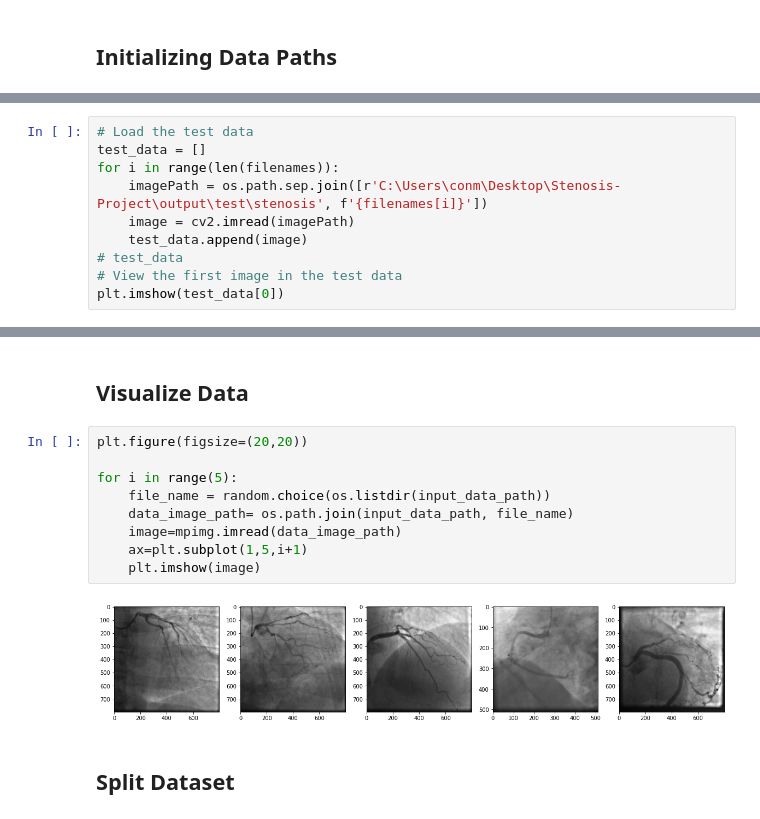
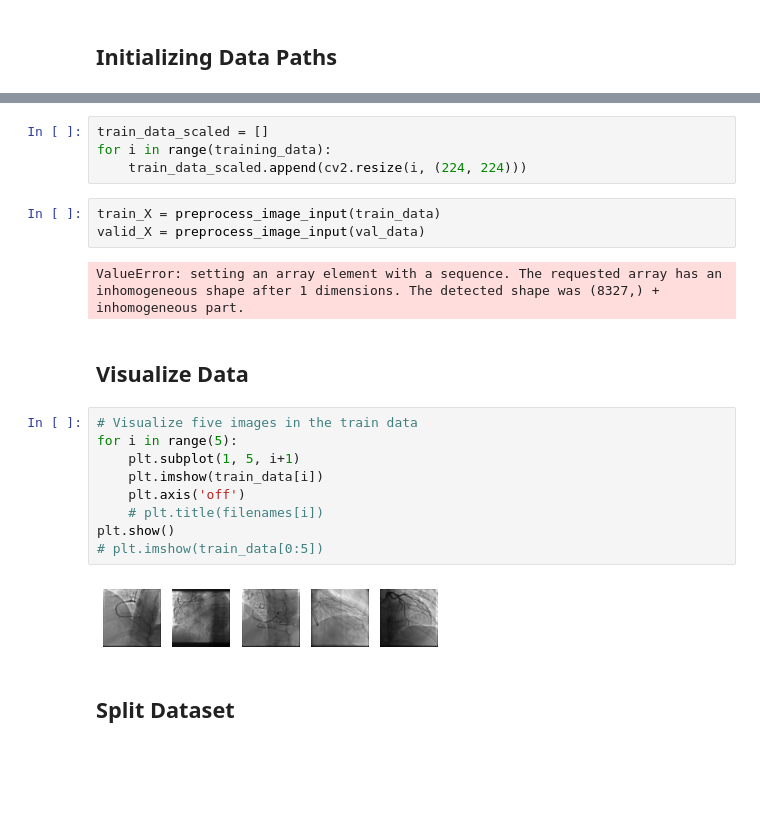
Before and after one commit to NevilleMthw/Stenosis-Project, a Jupyter notebook: models.ipynb, the cells around one changed output, grey strips where cells are left out. Saved outputs shown, nothing was run; the diff lists cells and outputs as text; blank space fills up the shorter version.

```diff
--- a/models.ipynb
+++ b/models.ipynb
@@ -120,10 +289,0 @@ KeyboardInterrupt:
-# %%
-# Load the test data
-test_data = []
-for i in range(len(filenames)):
-    imagePath = os.path.sep.join([r'C:\Users\conm\Desktop\Stenosis-Project\output\test\stenosis', f'{filenames[i]}'])
-    image = cv2.imread(imagePath)
-    test_data.append(image)
-# test_data
-# View the first image in the test data
-plt.imshow(test_data[0])
@@ -130,16 +298,25 @@ plt.imshow(test_data[0])
+# %%
+train_data_scaled = []
+for i in range(training_data):
+    train_data_scaled.append(cv2.resize(i, (224, 224)))
+# %%
+train_X = preprocess_image_input(train_data)
+valid_X = preprocess_image_input(val_data)
+# %% [output]
+ValueError: setting an array element with a sequence. The requested array has an inhomogeneous shape after 1 dimensions. The detected shape was (8327,) + inhomogeneous part.
 # %% [markdown]
 ## Visualize Data
-# %%
-plt.figure(figsize=(20,20))
-
-for i in range(5):
-    file_name = random.choice(os.listdir(input_data_path))
-    data_image_path= os.path.join(input_data_path, file_name)
-    image=mpimg.imread(data_image_path)
-    ax=plt.subplot(1,5,i+1)
-    plt.imshow(image)
-# %% [output]
-[figure, removed]
+# %%
+# Visualize five images in the train data
+for i in range(5):
+    plt.subplot(1, 5, i+1)
+    plt.imshow(train_data[i])
+    plt.axis('off')
+    # plt.title(filenames[i])
+plt.show()
+# plt.imshow(train_data[0:5])
+# %% [output]
+[figure, added]
 # %% [markdown]
 ## Split Dataset
 # %% [markdown]
```
Also changed, not shown: parts of 37 cells of this notebook.
